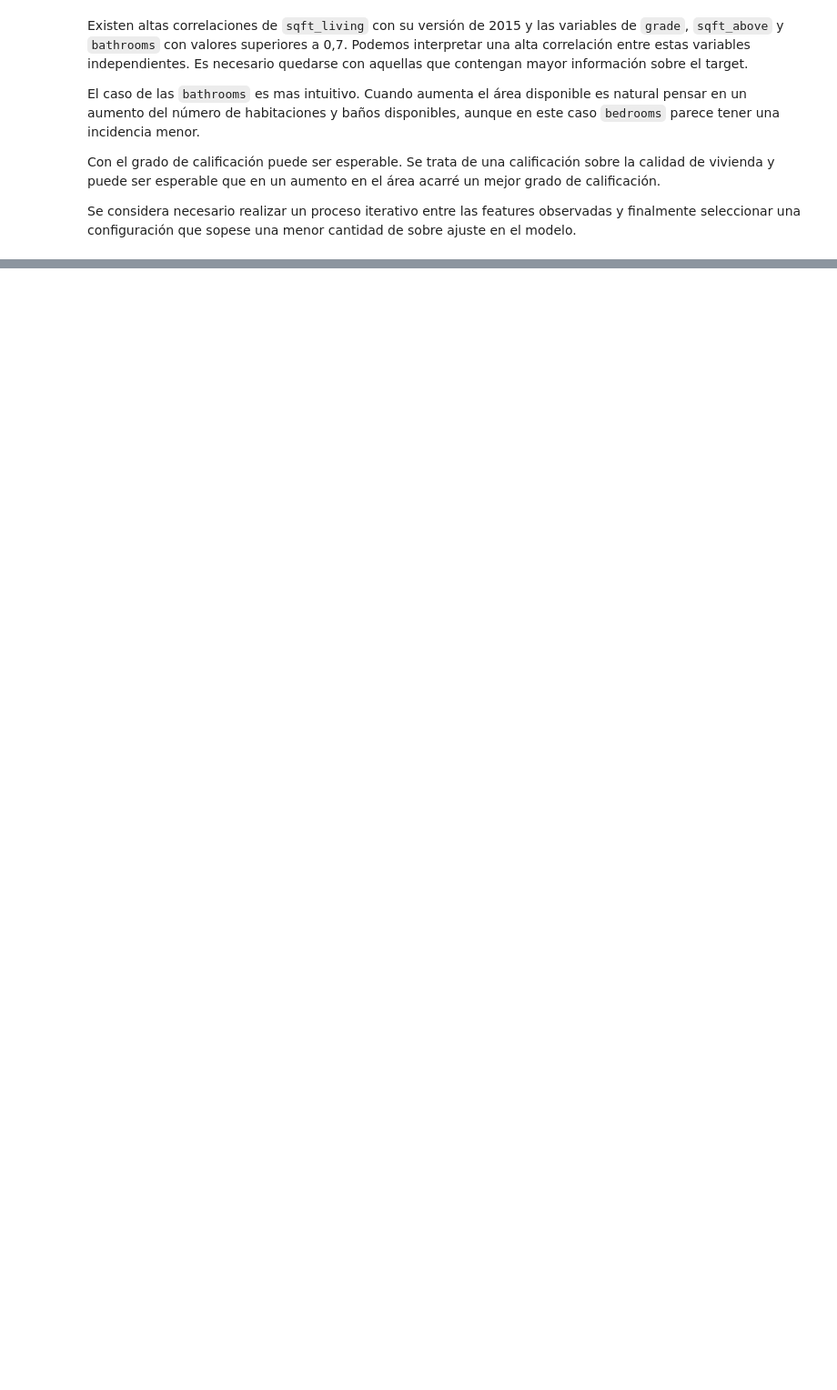
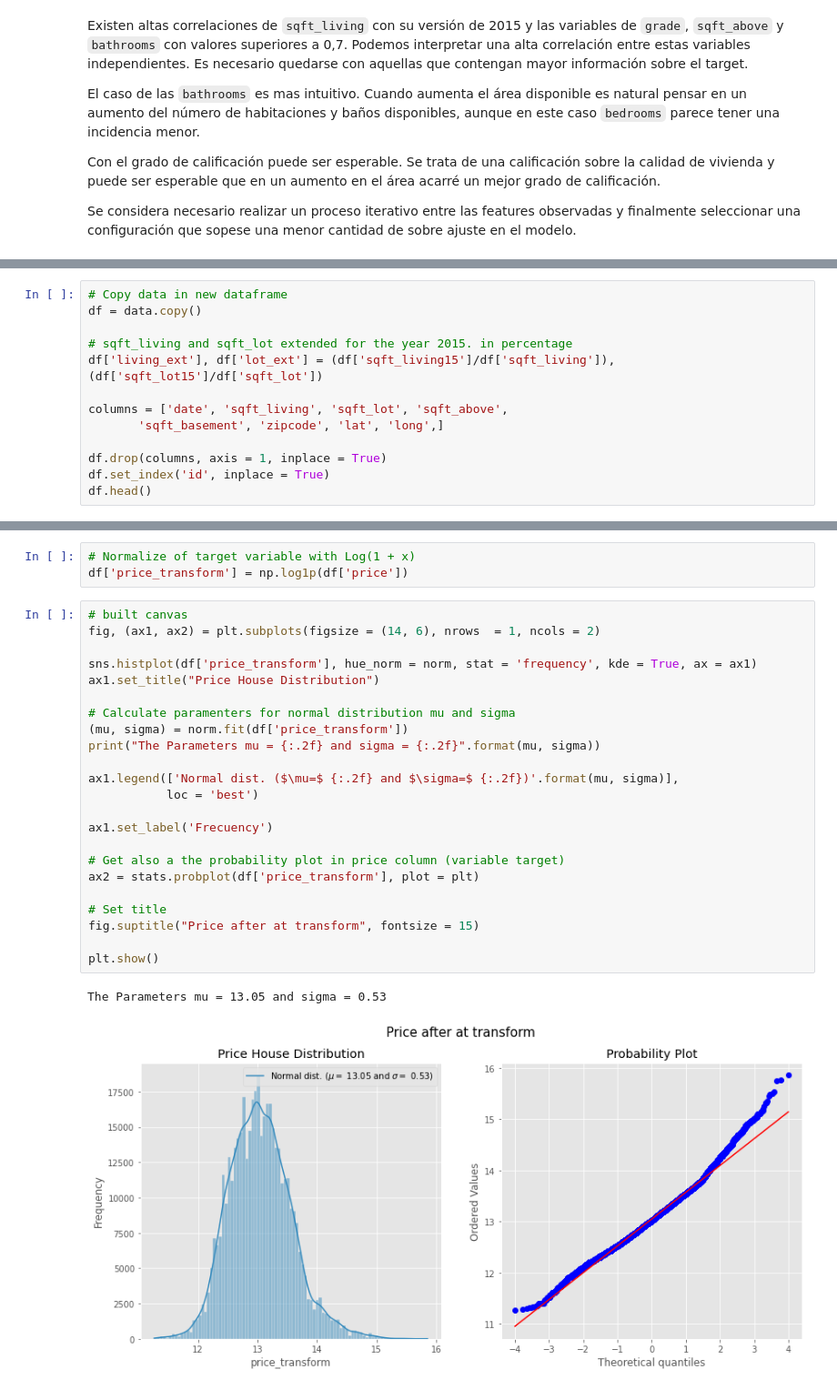
Before and after one commit to Chrissroman/house_price_washington, a Jupyter notebook: analysis/data_analysis.ipynb, the cells around one changed output, grey strips where cells are left out. Shown at 91% size. Saved outputs shown, nothing was run; the diff lists cells and outputs as text; blank space fills up the shorter version.

Commit message:
Finalizado la transformación de datos y esacalimiento. Preparado para empezar a modelar

```diff
--- a/analysis/data_analysis.ipynb
+++ b/analysis/data_analysis.ipynb
@@ -416,0 +393,13 @@ Normalización de la Variable Objetivo
+# %%
+# Copy data in new dataframe
+df = data.copy()
+
+# sqft_living and sqft_lot extended for the year 2015. in percentage
+df['living_ext'], df['lot_ext'] = (df['sqft_living15']/df['sqft_living']), (df['sqft_lot15']/df['sqft_lot'])
+
+columns = ['date', 'sqft_living', 'sqft_lot', 'sqft_above',
+       'sqft_basement', 'zipcode', 'lat', 'long',]
+
+df.drop(columns, axis = 1, inplace = True)
+df.set_index('id', inplace = True)
+df.head()
@@ -441,0 +448,29 @@ plt.show()
+# %%
+# Normalize of target variable with Log(1 + x)
+df['price_transform'] = np.log1p(df['price'])
+# %%
+# built canvas
+fig, (ax1, ax2) = plt.subplots(figsize = (14, 6), nrows  = 1, ncols = 2)
+
+sns.histplot(df['price_transform'], hue_norm = norm, stat = 'frequency', kde = True, ax = ax1)
+ax1.set_title("Price House Distribution")
+
+# Calculate paramenters for normal distribution mu and sigma
+(mu, sigma) = norm.fit(df['price_transform'])
+print("The Parameters mu = {:.2f} and sigma = {:.2f}".format(mu, sigma))
+
+ax1.legend(['Normal dist. ($\mu=$ {:.2f} and $\sigma=$ {:.2f})'.format(mu, sigma)],
+           loc = 'best')
+
+ax1.set_label('Frecuency')
+
+# Get also a the probability plot in price column (variable target)
+ax2 = stats.probplot(df['price_transform'], plot = plt)
+
+# Set title
+fig.suptitle("Price after at transform", fontsize = 15)
+
+plt.show()
+# %% [output]
+The Parameters mu = 13.05 and sigma = 0.53
+[figure, added]
```
Also changed, not shown: parts of 29 cells of this notebook, 1 other file.
